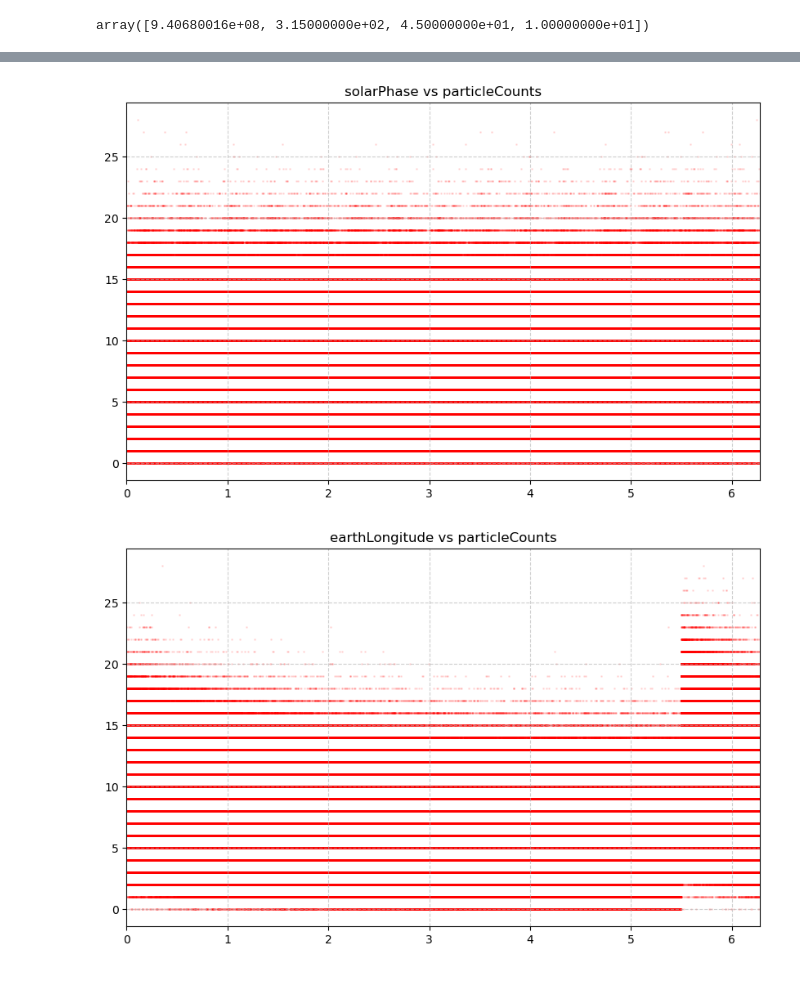
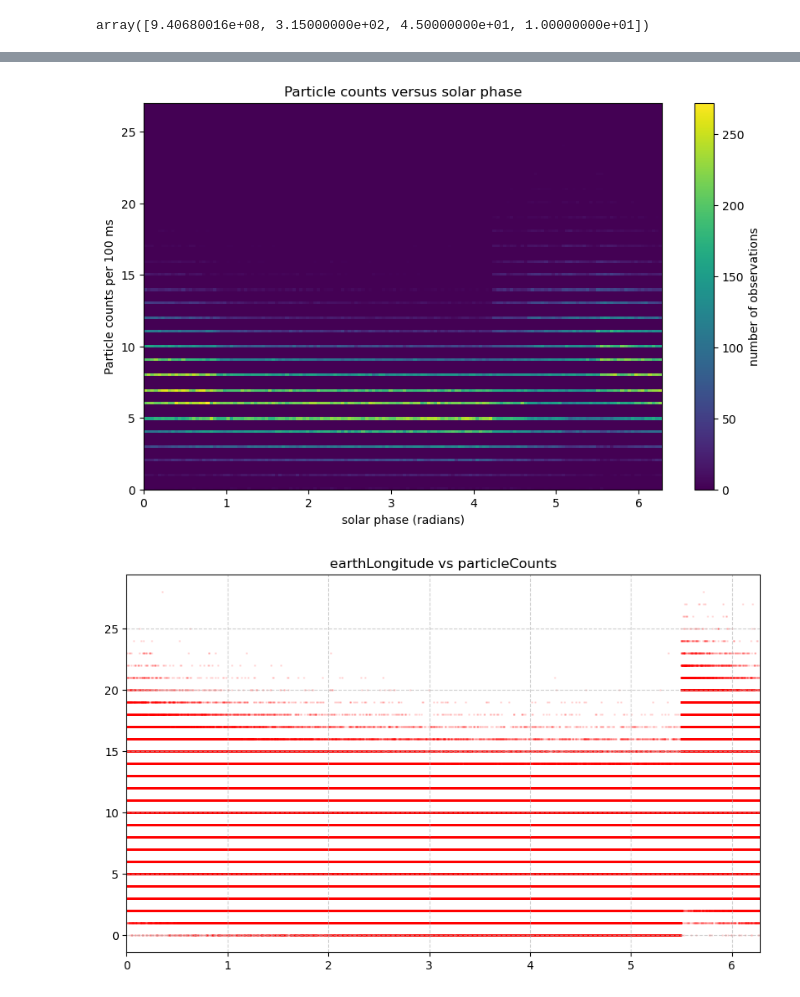
Before and after one commit to boyil8-hash/Lab_1, a Jupyter notebook: Lab4.ipynb, the cells around one changed output, grey strips where cells are left out. Drawn from its saved outputs; the diff is of its cells as text; code cells hidden in the pictures.

```diff
--- a/Lab4.ipynb
+++ b/Lab4.ipynb
@@ -60,20 +69,22 @@ plt.show()
 # %%
 time = data[0,:]
 solarPhase = data[1,:]
 earthLongitude=data[2,:]
 particleCounts=data[3,:]
-x= solarPhase[0:5500000]
-y= particleCounts [0:5500000]
+x= solarPhase[0:216000]
+y= particleCounts [0:216000]
 
 phase = np.mod(np.deg2rad(x), 2 * np.pi)
 plt.figure(figsize=(10, 6))
-plt.scatter(phase, y, s=1, alpha=0.1, color='red')
-plt.title("solarPhase vs particleCounts")
+plt.hist2d(phase, y, bins=150,cmap="viridis")
+plt.colorbar(label="number of observations")
+plt.xlabel("solar phase (radians)")
+plt.ylabel("Particle counts per 100 ms")
+plt.title("Particle counts versus solar phase")
 plt.xlim(0, 2 * np.pi)
-plt.grid(True, linestyle='--', alpha=0.6)
 plt.show()
 # %% [output]
-[figure, old version]
+[figure, new version]
 # %%
 time = data[0,:]
 solarPhase = data[1,:]
```
Also changed, not shown: parts of 20 cells of this notebook.
